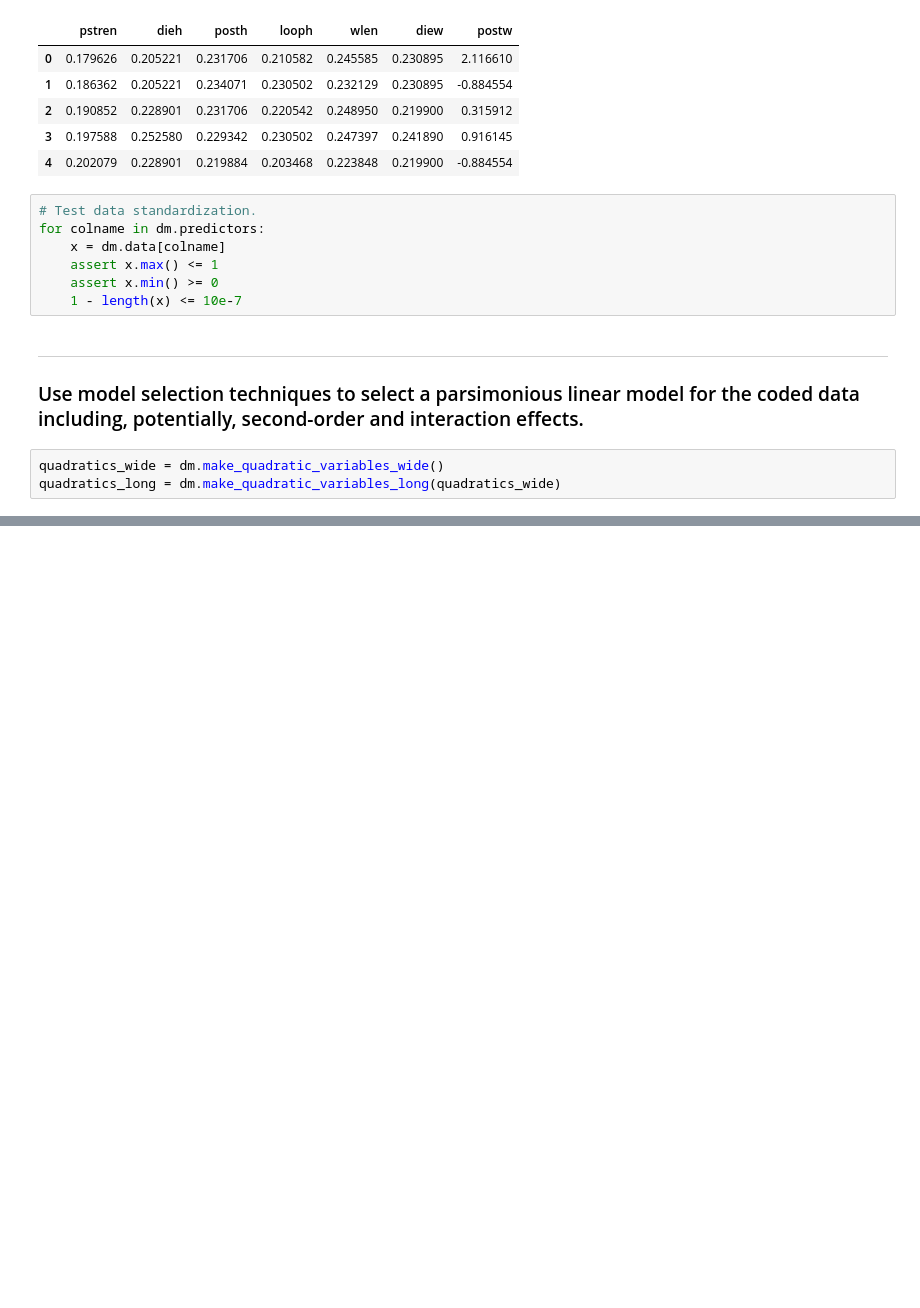
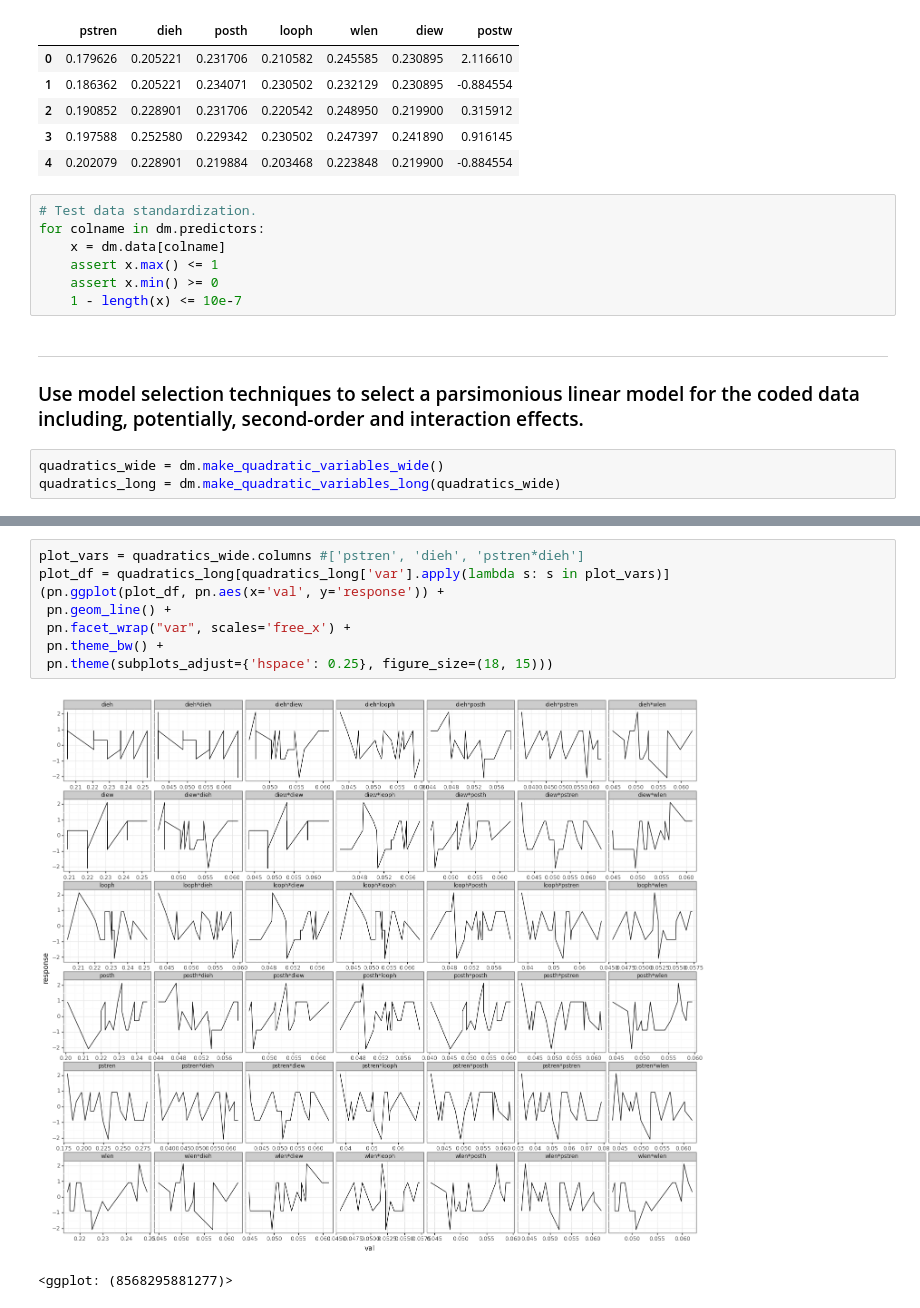
Before and after one commit to allswellthatsmaxwell/surrogates, a Jupyter notebook: 00_ch1.ipynb, the cells around one changed output, grey strips where cells are left out. Saved outputs shown, nothing was run; the diff lists cells and outputs as text; blank space fills up the shorter version.

```diff
--- a/00_ch1.ipynb
+++ b/00_ch1.ipynb
@@ -141,0 +139,11 @@ NameError: name 'pn' is not defined
+# %%
+plot_vars = quadratics_wide.columns #['pstren', 'dieh', 'pstren*dieh']
+plot_df = quadratics_long[quadratics_long['var'].apply(lambda s: s in plot_vars)]
+(pn.ggplot(plot_df, pn.aes(x='val', y='response')) +
+ pn.geom_line() +
+ pn.facet_wrap("var", scales='free_x') +
+ pn.theme_bw() +
+ pn.theme(subplots_adjust={'hspace': 0.25}, figure_size=(18, 15)))
+# %% [output]
+[figure, added]
+<ggplot: (8568295881277)>
```
Also changed, not shown: parts of 5 cells of this notebook.
